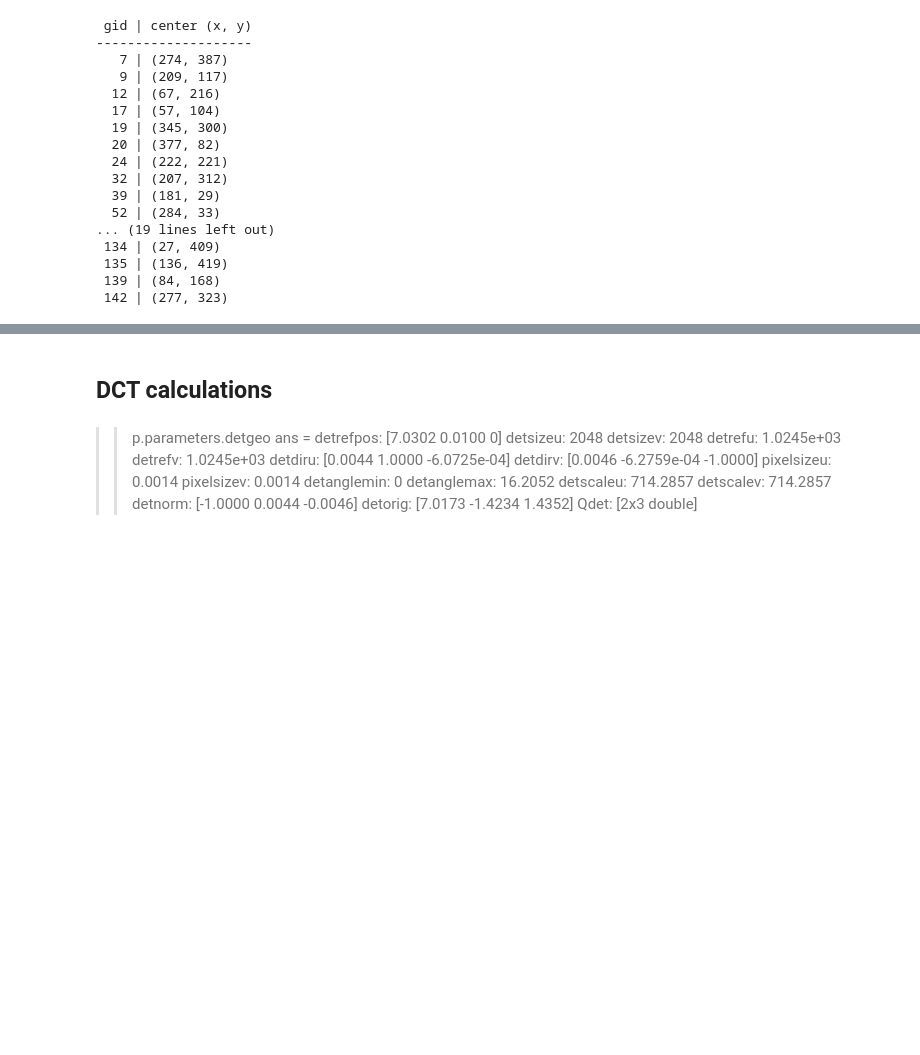
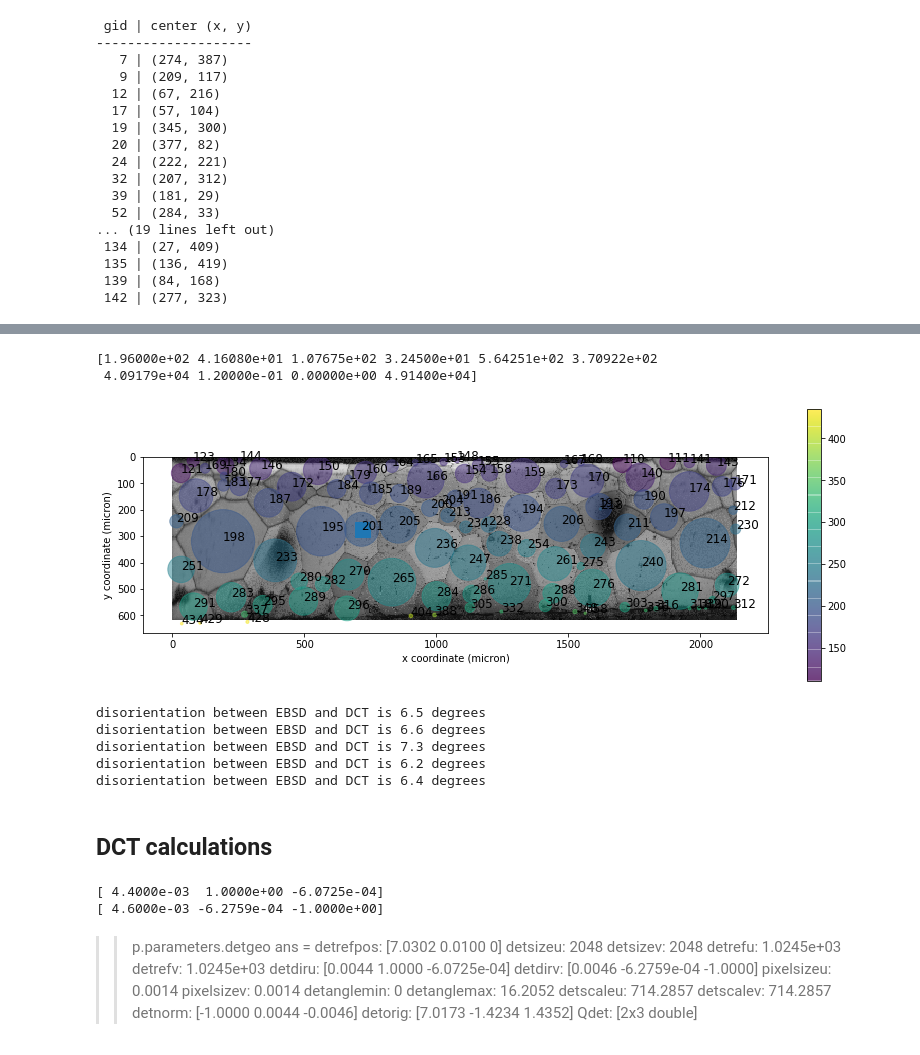
Before and after one commit to heprom/Ti7_ESRF, a Jupyter notebook: T5/T5_grains_1_5_9_24.ipynb, the cells around one changed output, grey strips where cells are left out. Cells and saved outputs as stored; diff of their text form; code cells hidden in the pictures; blank space fills up the shorter version.

```diff
--- a/T5/T5_grains_1_5_9_24.ipynb
+++ b/T5/T5_grains_1_5_9_24.ipynb
@@ -213,13 +260,71 @@ plt.show()
+# %%
+from matplotlib import pyplot as plt, cm
+%matplotlib inline
+
+plt.figure(figsize=(14, 5))
+plt.imshow(iq.T, origin='upper', interpolation='nearest', cmap=cm.gray,
+           extent=(0, scan_step * iq.shape[0], scan_step * iq.shape[1], 0))
+plt.scatter(grains_EBSD[good_grains[0], 4], grains_EBSD[good_grains[0], 5] - 90, s=0.05*grains_EBSD[good_grains[0], 9], c=grains_EBSD[good_grains[0], 0], alpha=0.5)
+for gid in good_grains[0]:
+    plt.annotate('%d' % gid, xycoords='data', xy=(grains_EBSD[gid, 4], grains_EBSD[gid, 5] - 90), color='k', fontsize=12)
+N = 201
+plt.plot(grains_EBSD[N, 4], grains_EBSD[N, 5] - 90, 's', markersize=15)
+plt.colorbar()
+plt.xlabel('x coordinate (micron)')
+plt.ylabel('y coordinate (micron)')
+# look at grain number 195
+print(grains_EBSD[195])
+# %% [output]
+[1.96000e+02 4.16080e+01 1.07675e+02 3.24500e+01 5.64251e+02 3.70922e+02
+ 4.09179e+04 1.20000e-01 0.00000e+00 4.91400e+04]
+[figure, added]
+# %%
+# transformation matrix from A1A2A3 (EBSD) to XYZ (DCT)
+T = np.array([[ 0., 0., -1.],
+              [ 1., 0.,  0.],
+              [ 0.,-1.,  0.]])
+
+from pymicro.crystal.microstructure import Microstructure, Grain, Orientation
+
+matching_ids = [(195, 9), (201, 24), (270, 66), (205, 32), (185, 79)]  # (ebsd, dct)
+for i in range(5):
+    id_ebsd = matching_ids[i][0]
+    id_dct = matching_ids[i][1]
+    o_tsl = Orientation.from_euler(grains_EBSD[id_ebsd, 1:4])
+    g_xyz = np.dot(o_tsl.orientation_matrix(), T.T)  # move to XYZ local frame
+    o_xyz = Orientation(g_xyz).move_to_FZ(symmetry=Ti7Al._symmetry)
+    g = Grain(id_ebsd, o_xyz)
+    g.position = np.array([grains_EBSD[id_ebsd, 4], grains_EBSD[id_ebsd, 5] - 90, 0.])
+    #print(g)
+
+    # compute disorientation with DCT
+    dis = g.orientation.disorientation(micro.get_grain(id_dct).orientation, crystal_structure=Ti7Al._symmetry)
+    print('disorientation between EBSD and DCT is {:.1f} degrees'.format(np.degrees(dis[0])))
+# %% [output]
+disorientation between EBSD and DCT is 6.5 degrees
+disorientation between EBSD and DCT is 6.6 degrees
+disorientation between EBSD and DCT is 7.3 degrees
+disorientation between EBSD and DCT is 6.2 degrees
+disorientation between EBSD and DCT is 6.4 degrees
 # %% [markdown]
 DCT calculations
 --
 # %%
+from pymicro.xray.detectors import RegArrayDetector2d
+
 # DCT detector
-from pymicro.xray.detectors import RegArrayDetector2d
-detector = RegArrayDetector2d(size=(2048, 2048), u_dir=[0.0044, 1.0, -6.0725e-04], v_dir=[0.0046, -6.2759e-04, -1.0])
-#detector = RegArrayDetector2d(size=(2048, 2048), u_dir=[0, -1, 0], v_dir=[0, 0, -1])
+u_dir = np.array([0.0044, 1.0, -6.0725e-04])
+v_dir = np.array([0.0046, -6.2759e-04, -1.0])
+w_dir = np.cross(u_dir, v_dir)
+P_t5_ = np.array([u_dir, v_dir, w_dir]).T
+detector = RegArrayDetector2d(size=(2048, 2048), P=P_t5_)
 detector.pixel_size = 0.0014
 detector.ref_pos = [7.0302, 0.01, 0.0]
+print(detector.u_dir)
+print(detector.v_dir)
+# %% [output]
+[ 4.4000e-03  1.0000e+00 -6.0725e-04]
+[ 4.6000e-03 -6.2759e-04 -1.0000e+00]
 # %% [markdown]
 >> p.parameters.detgeo
 ans =
```
Also changed, not shown: parts of 18 cells of this notebook, 10 other files.
